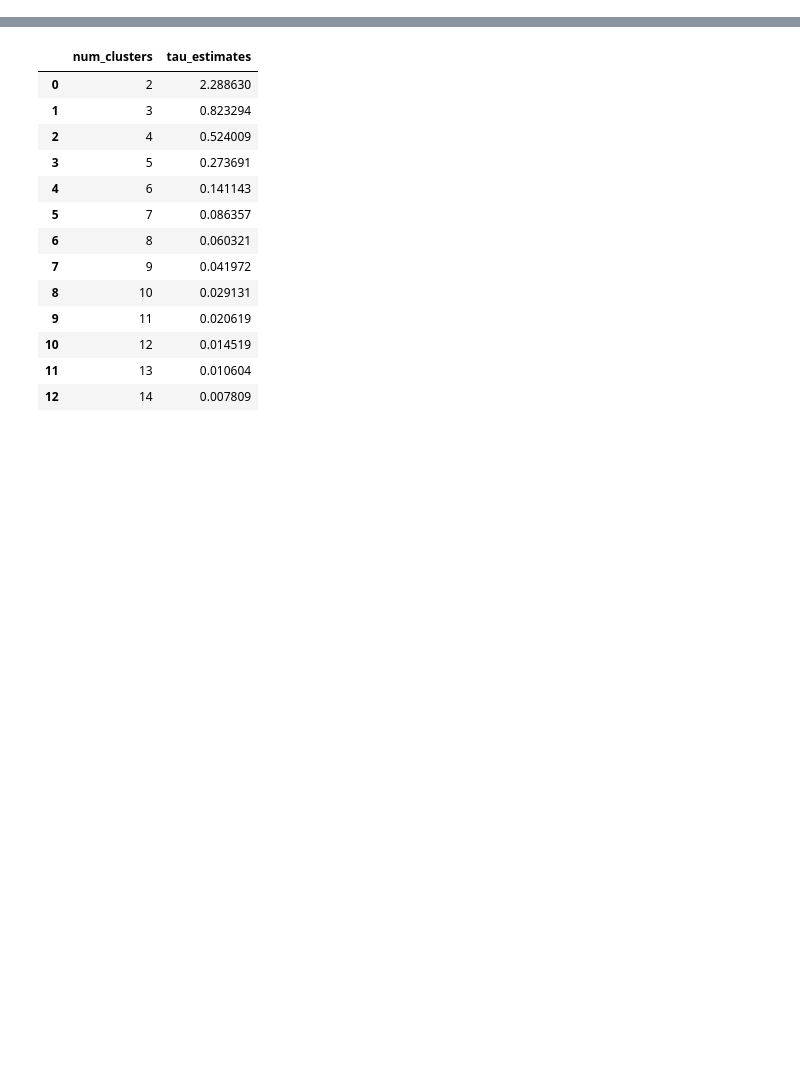
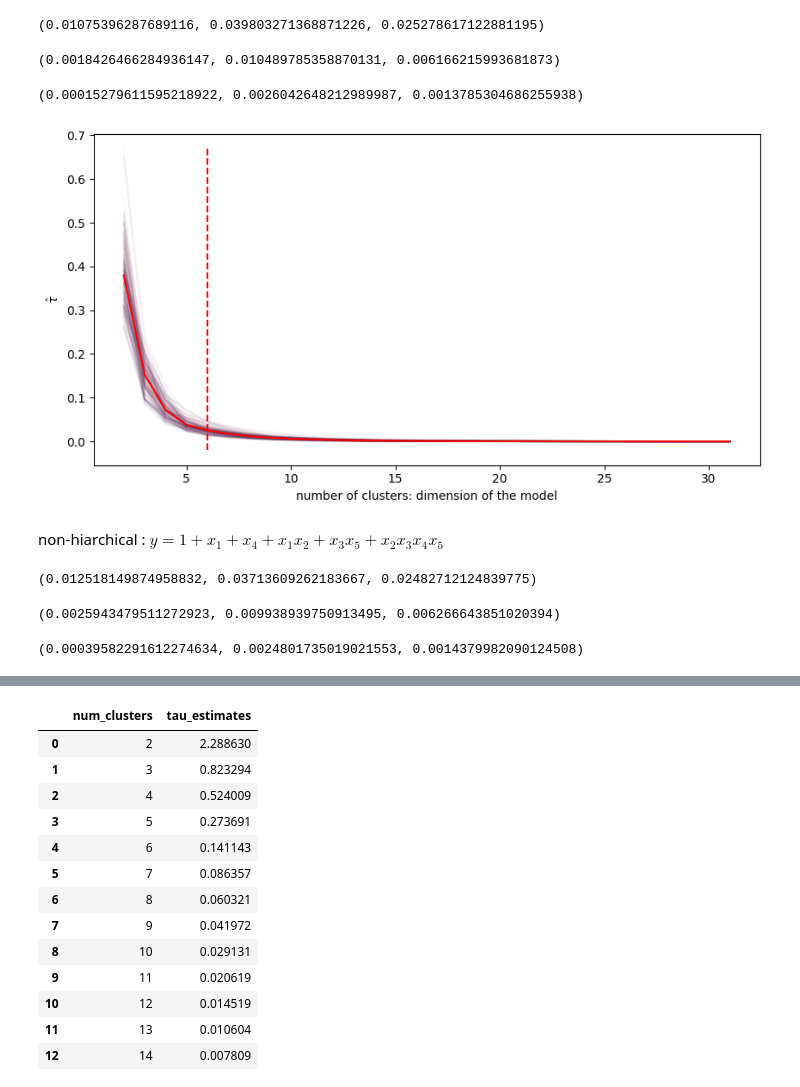
Before and after one commit to leeparkuky/barcode, a Jupyter notebook: permutation_score/clustering_number_simulation.ipynb, the cells around one changed output, grey strips where cells are left out. Saved outputs shown, nothing was run; the diff lists cells and outputs as text; code cells hidden in the pictures; blank space fills up the shorter version.

```diff
--- a/permutation_score/clustering_number_simulation.ipynb
+++ b/permutation_score/clustering_number_simulation.ipynb
@@ -466,0 +482,25 @@ def gen_y(seq):
+# %%
+from tqdm import tqdm
+
+def bootstrap(gen_y_func, iter = 100, sample_size = 500):
+    tables = []
+    for i in tqdm(range(iter)):
+        X = gen_X(5, sample_size)
+        y = X.apply(gen_y, axis = 1)
+        y.name = 'y'
+        df = pd.concat([X, y], axis = 1)
+        clustering = anova_clustering(df.iloc[:, :-1], df.y)
+        tau_estimates = []
+        tau_estimates_lb = []
+        num_clusters = list(range(2, 2**5))
+        for k in num_clusters:
+            tau_est = tau(df.shape[0], 2**5, k, clustering.estimator.score, clustering.metric_after_clustering(num_clusters = k))
+            tau_estimates.append(tau_est.tau_est)
+            tau_estimates_lb.append(tau_est.tau_LB)
+        tau_output = pd.DataFrame(zip(num_clusters, tau_estimates, tau_estimates_lb), columns = ['num_clusters','tau_estimates','tau_estimate_lower_bound'])
+        tau_output['iteration'] = i
+        tables.append(tau_output)
+
+    return tables
+# %%
+tables = bootstrap(gen_y)
@@ -466,0 +515,35 @@ def gen_y(seq):
+# %%
+import seaborn as sns
+def viz_table(tables, num_clusters, hierarchical = True):
+    df = pd.concat(tables,axis = 0).reset_index(drop = True)
+    df_groupby = df.groupby('num_clusters').tau_estimates.mean().reset_index()
+    fig, ax = plt.subplots(1, 1, figsize = (10, 5))
+    sns.lineplot(data = df, x = 'num_clusters', y = 'tau_estimates', hue = 'iteration', alpha = 0.1, ax = ax)
+    sns.lineplot(data = df_groupby, x = 'num_clusters', y = 'tau_estimates', alpha = 1, ax = ax, color = 'red')
+    ax.legend().remove()
+    ax.vlines(x = num_clusters, ymin =-.02, ymax = df.tau_estimates.max(), color = 'red', linestyles='--')
+    ax.set_xlabel('number of clusters: dimension of the model')
+    ax.set_ylabel('$\\hat{\\tau}$')
+    plt.show()
+    if hierarchical:
+        fig.savefig(f'cluster_tau_hierarchical_{num_clusters}.png')
+    else:
+        fig.savefig(f'cluster_tau_not_hierarchical_{num_clusters}.png')
+# %%
+confidence_intervals(tables, 6)
+# %% [output]
+(0.01075396287689116, 0.039803271368871226, 0.025278617122881195)
+# %%
+confidence_intervals(tables, 10)
+# %% [output]
+(0.0018426466284936147, 0.010489785358870131, 0.006166215993681873)
+# %%
+confidence_intervals(tables, 15)
+# %% [output]
+(0.00015279611595218922, 0.0026042648212989987, 0.0013785304686255938)
+# %%
+viz_table(tables, 6)
+# %% [output]
+[figure, added]
+# %% [markdown]
+non-hiarchical : $y = 1 + x_1 + x_4 + x_1 x_2 + x_3 x_5 + x_2 x_3 x_4 x_5$
@@ -466,0 +557,12 @@ def gen_y(seq):
+# %%
+confidence_intervals(tables, 6)
+# %% [output]
+(0.012518149874958832, 0.03713609262183667, 0.02482712124839775)
+# %%
+confidence_intervals(tables, 10)
+# %% [output]
+(0.0025943479511272923, 0.009938939750913495, 0.006266643851020394)
+# %%
+confidence_intervals(tables, 15)
+# %% [output]
+(0.00039582291612274634, 0.0024801735019021553, 0.0014379982090124508)
```
Also changed, not shown: parts of 26 cells of this notebook, 14 other files.
